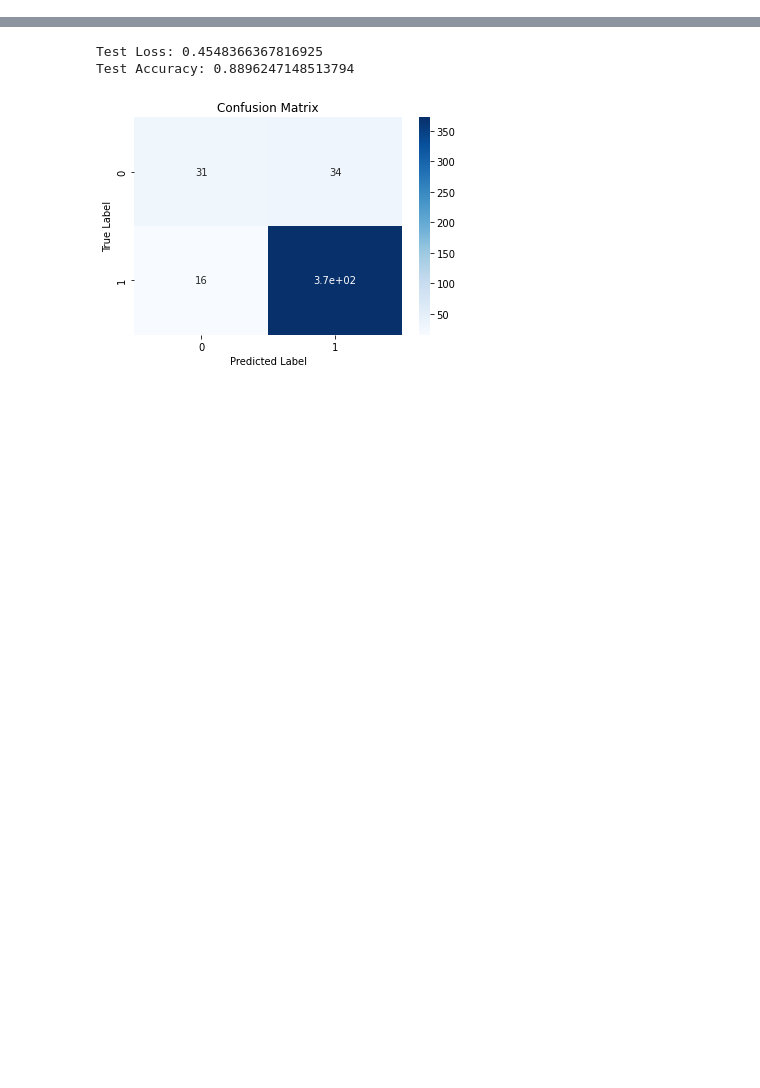
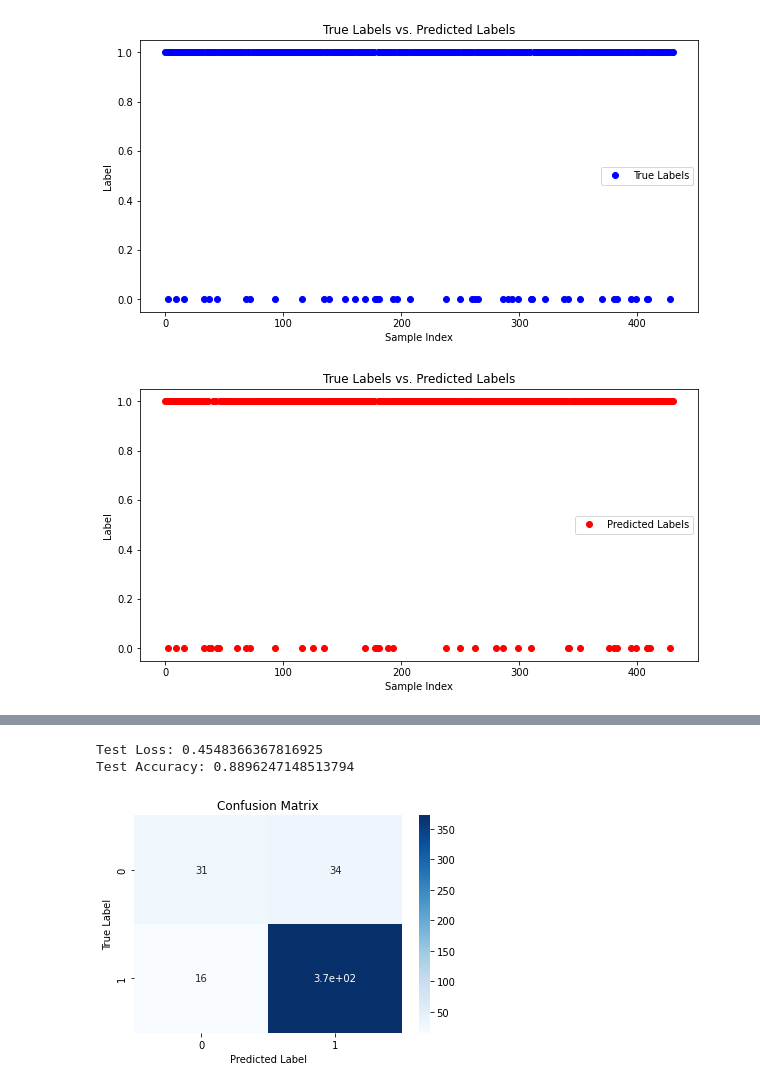
Before and after one commit to wxssym/FenicsInternship, a Jupyter notebook: Notebooks/Fenics_ML.ipynb, the cells around one changed output, grey strips where cells are left out. Saved outputs shown, nothing was run; the diff lists cells and outputs as text; code cells hidden in the pictures; blank space fills up the shorter version.

```diff
--- a/Notebooks/Fenics_ML.ipynb
+++ b/Notebooks/Fenics_ML.ipynb
@@ -356,0 +304,29 @@ Test Accuracy: 0.9646798968315125
+# %%
+
+# Convert probabilities to binary predictions
+test_predictions = (test_outputs > 0).int()
+
+# Plotting the results
+plt.figure(figsize=(10, 5))
+
+# Plotting the true labels
+plt.plot(y_test.values, 'bo',alpha=1, label='True Labels')
+plt.xlabel('Sample Index')
+plt.ylabel('Label')
+plt.title('True Labels vs. Predicted Labels')
+plt.legend()
+plt.show()
+
+
+plt.figure(figsize=(10, 5))
+# Plotting the predicted labels
+plt.plot(test_predictions.numpy(), 'ro',alpha=1, label='Predicted Labels')
+
+plt.xlabel('Sample Index')
+plt.ylabel('Label')
+plt.title('True Labels vs. Predicted Labels')
+plt.legend()
+plt.show()
+# %% [output]
+[figure, added]
+[figure, added]
```
Also changed, not shown: parts of 5 cells of this notebook, 6 other files.
